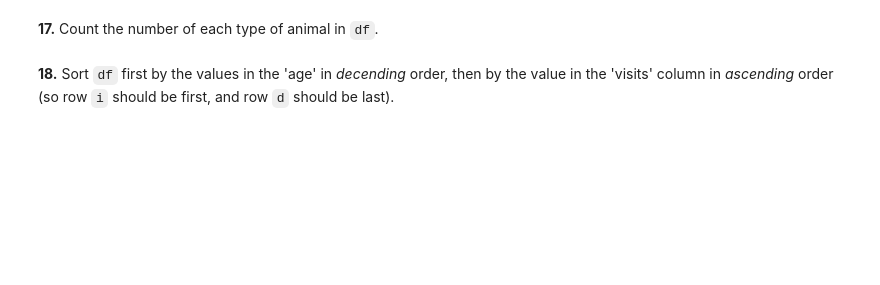
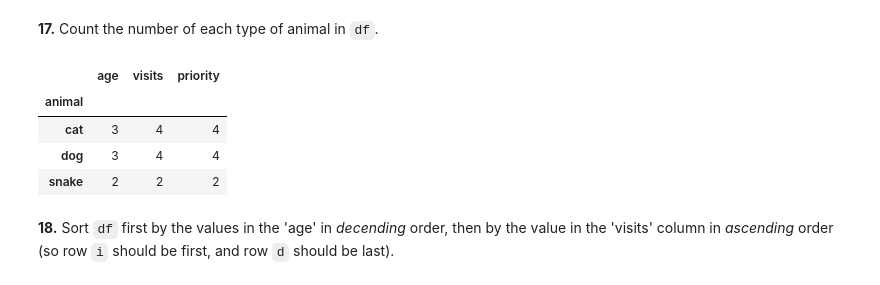
Before and after one commit to arvinnick/Pandas-Problem-Sets, a Jupyter notebook: 100-pandas-puzzles.ipynb, the cells around one changed output. Cells and saved outputs as stored; diff of their text form; code cells hidden in the pictures; blank space fills up the shorter version.

```diff
--- a/100-pandas-puzzles.ipynb
+++ b/100-pandas-puzzles.ipynb
@@ -196,4 +218,12 @@ np.float64(3.375)
 # %% [markdown]
 **17.** Count the number of each type of animal in `df`.
+# %%
+df.groupby("animal").count()
+# %% [output]
+|  | age | visits | priority |
+| animal |  |  |  |
+| cat | 3 | 4 | 4 |
+| dog | 3 | 4 | 4 |
+| snake | 2 | 2 | 2 |
 # %% [markdown]
 **18.** Sort `df` first by the values in the 'age' in *decending* order, then by the value in the 'visits' column in *ascending* order (so row `i` should be first, and row `d` should be last).
```
Also changed, not shown: parts of 7 cells of this notebook.
